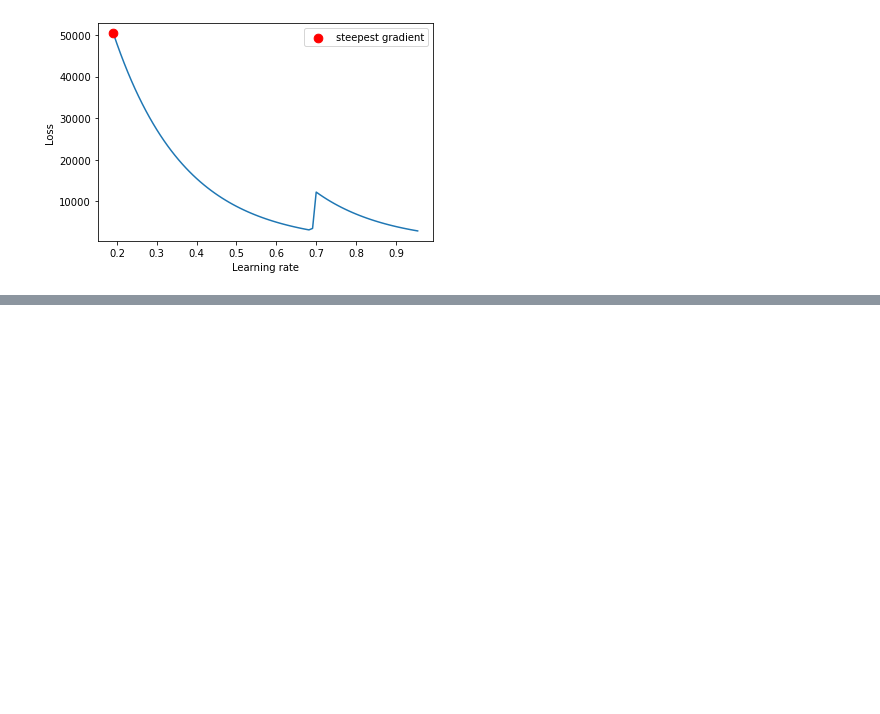
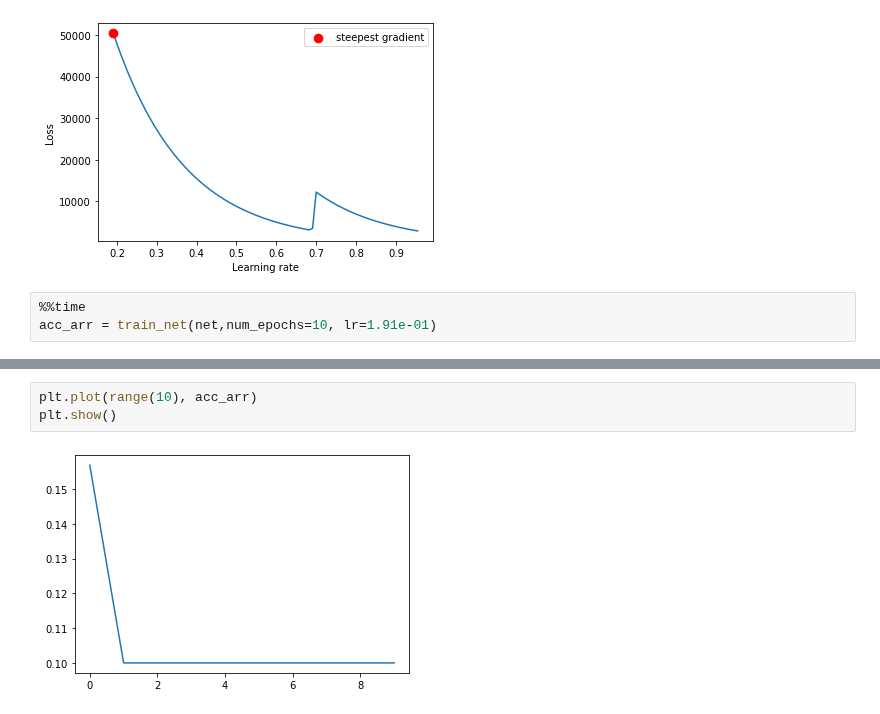
Before and after one commit to fanbyprinciple/d2l-fanbyprinciple, a Jupyter notebook: ch7_modern_convolutional_networks/revisiting/network in network.ipynb, the cells around one changed output, grey strips where cells are left out. Drawn from its saved outputs; the diff is of its cells as text; blank space fills up the shorter version.

```diff
--- a/ch7_modern_convolutional_networks/revisiting/network in network.ipynb
+++ b/ch7_modern_convolutional_networks/revisiting/network in network.ipynb
@@ -226,3 +226,6 @@ Learning rate search finished. See the graph with {finder_name}.plot()
 LR suggestion: steepest gradient
 Suggested LR: 1.91E-01
 [figure]
+# %%
+%%time
+acc_arr = train_net(net,num_epochs=10, lr=1.91e-01)
@@ -228,0 +244,5 @@ Suggested LR: 1.91E-01
+# %%
+plt.plot(range(10), acc_arr)
+plt.show()
+# %% [output]
+[figure, added]
```
Also changed, not shown: parts of 1 cell of this notebook, 3 other files.
